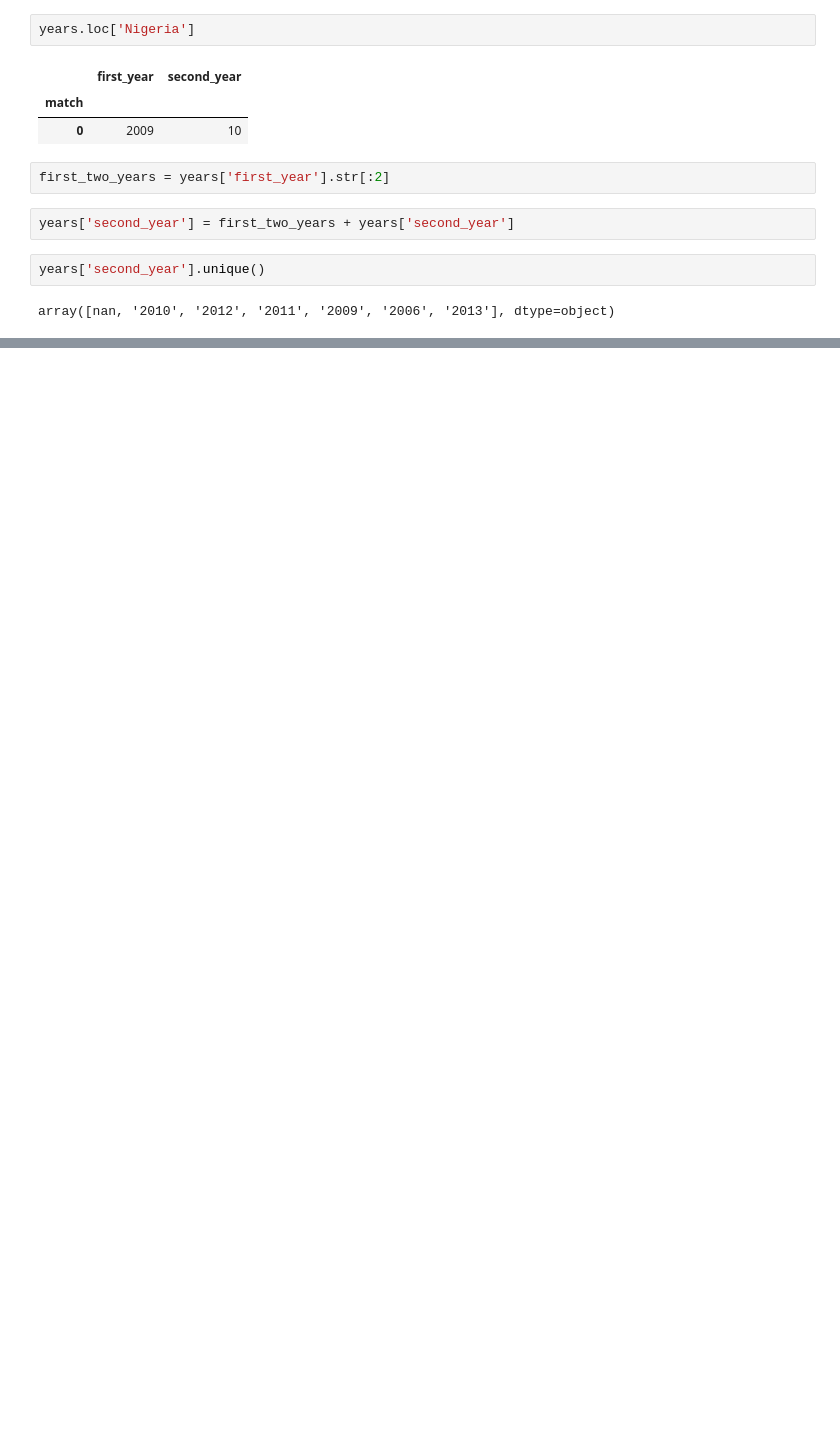
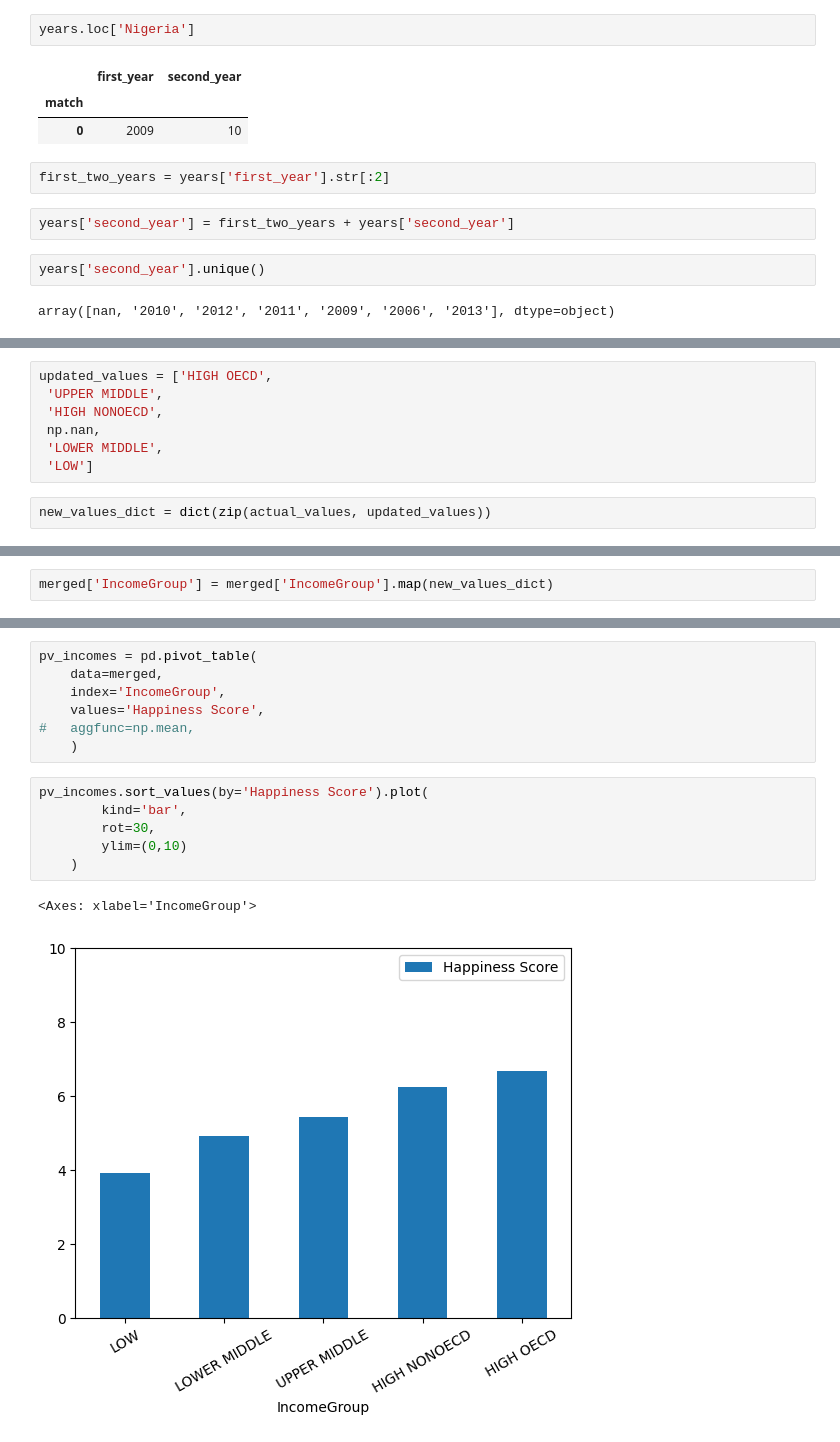
Before and after one commit to gerardolescieur137-commits/coding, a Jupyter notebook: working_strings.ipynb, the cells around one changed output, grey strips where cells are left out. Drawn from its saved outputs; the diff is of its cells as text; blank space fills up the shorter version.

```diff
--- a/working_strings.ipynb
+++ b/working_strings.ipynb
@@ -559,0 +638,9 @@ array([nan, '2010', '2012', '2011', '2009', '2006', '2013'], dtype=object)
+# %%
+updated_values = ['HIGH OECD',
+ 'UPPER MIDDLE',
+ 'HIGH NONOECD',
+ np.nan,
+ 'LOWER MIDDLE',
+ 'LOW']
+# %%
+new_values_dict = dict(zip(actual_values, updated_values))
@@ -559,0 +663,2 @@ array([nan, '2010', '2012', '2011', '2009', '2006', '2013'], dtype=object)
+# %%
+merged['IncomeGroup'] = merged['IncomeGroup'].map(new_values_dict)
@@ -559,0 +675,16 @@ array([nan, '2010', '2012', '2011', '2009', '2006', '2013'], dtype=object)
+# %%
+pv_incomes = pd.pivot_table(
+    data=merged,
+    index='IncomeGroup',
+    values='Happiness Score',
+#   aggfunc=np.mean,
+    )
+# %%
+pv_incomes.sort_values(by='Happiness Score').plot(
+        kind='bar',
+        rot=30,
+        ylim=(0,10)
+    )
+# %% [output]
+<Axes: xlabel='IncomeGroup'>
+[figure, added]
```
Also changed, not shown: parts of 10 cells of this notebook.
